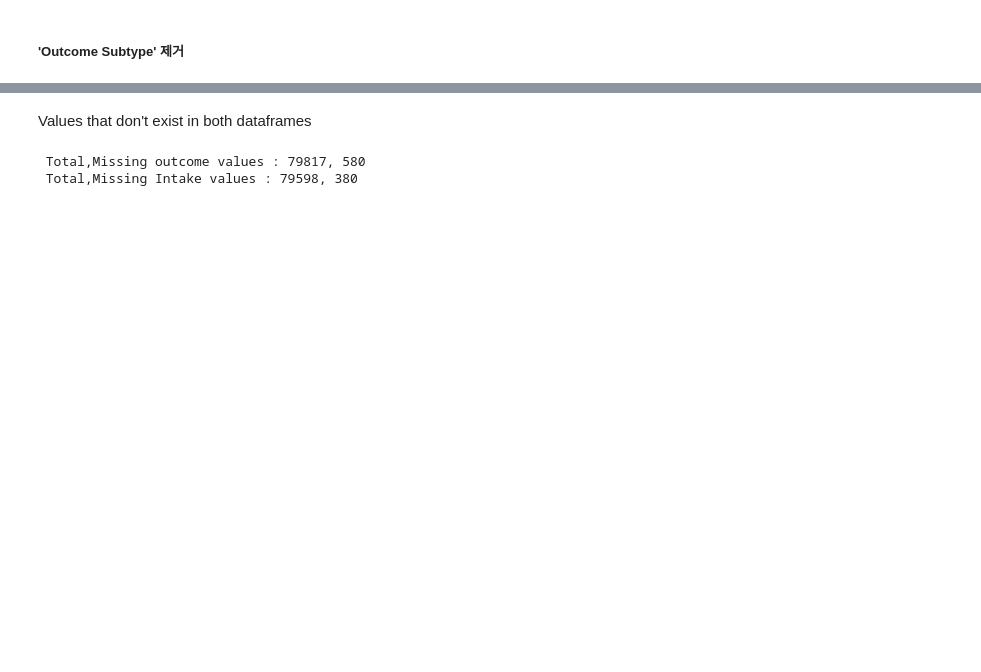
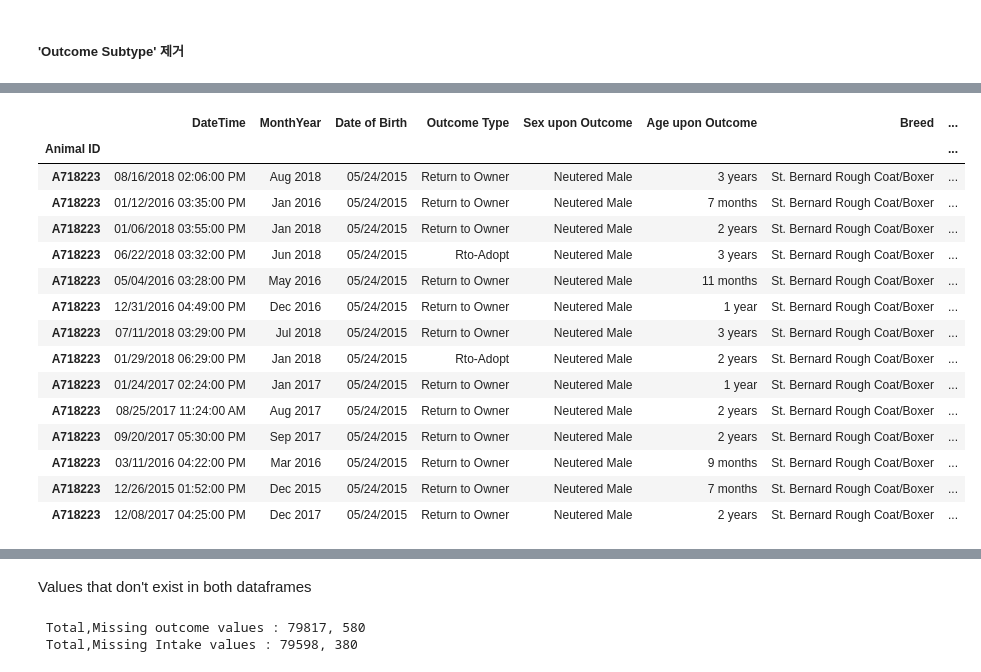
Before and after one commit to jayJ-hub/Section1_Project-, a Jupyter notebook: Section2_Project.ipynb, the cells around one changed output, grey strips where cells are left out. Saved outputs shown, nothing was run; the diff lists cells and outputs as text; code cells hidden in the pictures; blank space fills up the shorter version.

Commit message:
220722_Day1_ 2.EDA - Breed

```diff
--- a/Section2_Project.ipynb
+++ b/Section2_Project.ipynb
@@ -615,5 +639,5 @@ outcome.head()
 # %%
-outcome.loc[(outcome['Outcome Type']== 'Disposal') |(outcome['Outcome Type']== 'Died') |(outcome['Outcome Type']== 'Euthanasia'),'Outcome Type']= 'Death'
+outcome.loc[(outcome['Outcome Type']== 'Disposal') |(outcome['Outcome Type']== 'Died') ,'Outcome Type']= 'Death'
 # %%
 outcome['Outcome Type'].value_counts()
 # %% [output]
@@ -625,0 +929,19 @@ Name: Outcome Type, dtype: int64
+# %%
+outcome.loc['A718223']
+# %% [output]
+|  | DateTime | MonthYear | Date of Birth | Outcome Type | Sex upon Outcome | Age upon Outcome | Breed | ... |
+| Animal ID |  |  |  |  |  |  |  | ... |
+| A718223 | 08/16/2018 02:06:00 PM | Aug 2018 | 05/24/2015 | Return to Owner | Neutered Male | 3 years | St. Bernard Rough Coat/Boxer | ... |
+| A718223 | 01/12/2016 03:35:00 PM | Jan 2016 | 05/24/2015 | Return to Owner | Neutered Male | 7 months | St. Bernard Rough Coat/Boxer | ... |
+| A718223 | 01/06/2018 03:55:00 PM | Jan 2018 | 05/24/2015 | Return to Owner | Neutered Male | 2 years | St. Bernard Rough Coat/Boxer | ... |
+| A718223 | 06/22/2018 03:32:00 PM | Jun 2018 | 05/24/2015 | Rto-Adopt | Neutered Male | 3 years | St. Bernard Rough Coat/Boxer | ... |
+| A718223 | 05/04/2016 03:28:00 PM | May 2016 | 05/24/2015 | Return to Owner | Neutered Male | 11 months | St. Bernard Rough Coat/Boxer | ... |
+| A718223 | 12/31/2016 04:49:00 PM | Dec 2016 | 05/24/2015 | Return to Owner | Neutered Male | 1 year | St. Bernard Rough Coat/Boxer | ... |
+| A718223 | 07/11/2018 03:29:00 PM | Jul 2018 | 05/24/2015 | Return to Owner | Neutered Male | 3 years | St. Bernard Rough Coat/Boxer | ... |
+| A718223 | 01/29/2018 06:29:00 PM | Jan 2018 | 05/24/2015 | Rto-Adopt | Neutered Male | 2 years | St. Bernard Rough Coat/Boxer | ... |
+| A718223 | 01/24/2017 02:24:00 PM | Jan 2017 | 05/24/2015 | Return to Owner | Neutered Male | 1 year | St. Bernard Rough Coat/Boxer | ... |
+| A718223 | 08/25/2017 11:24:00 AM | Aug 2017 | 05/24/2015 | Return to Owner | Neutered Male | 2 years | St. Bernard Rough Coat/Boxer | ... |
+| A718223 | 09/20/2017 05:30:00 PM | Sep 2017 | 05/24/2015 | Return to Owner | Neutered Male | 2 years | St. Bernard Rough Coat/Boxer | ... |
+| A718223 | 03/11/2016 04:22:00 PM | Mar 2016 | 05/24/2015 | Return to Owner | Neutered Male | 9 months | St. Bernard Rough Coat/Boxer | ... |
+| A718223 | 12/26/2015 01:52:00 PM | Dec 2015 | 05/24/2015 | Return to Owner | Neutered Male | 7 months | St. Bernard Rough Coat/Boxer | ... |
+| A718223 | 12/08/2017 04:25:00 PM | Dec 2017 | 05/24/2015 | Return to Owner | Neutered Male | 2 years | St. Bernard Rough Coat/Boxer | ... |
```
Also changed, not shown: parts of 54 cells of this notebook.
